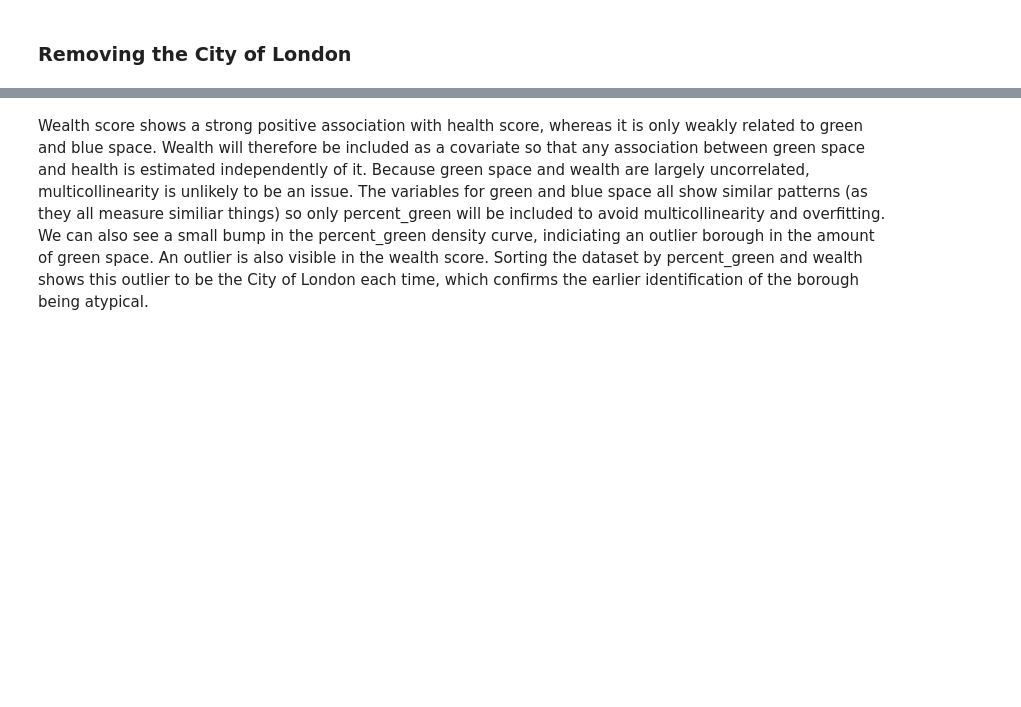
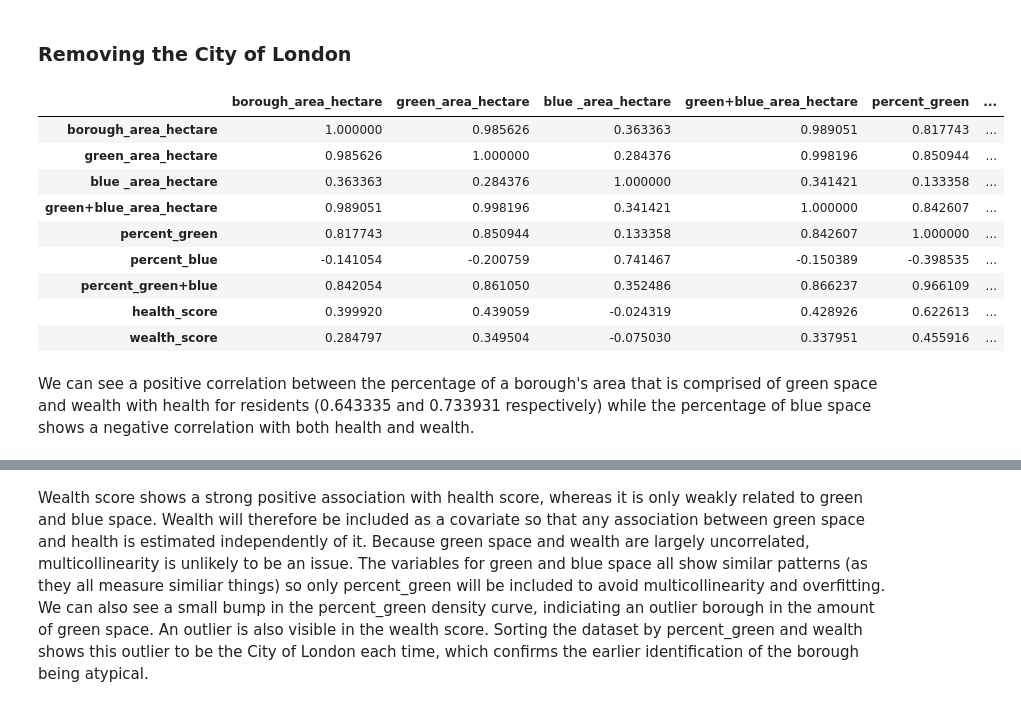
Before and after one commit to aaronoisin/M6006-ds2026-24000117484, a Jupyter notebook: Assessment_1/Cleaning.ipynb, the cells around one changed output, grey strips where cells are left out. Cells and saved outputs as stored; diff of their text form; code cells hidden in the pictures; blank space fills up the shorter version.

```diff
--- a/Assessment_1/Cleaning.ipynb
+++ b/Assessment_1/Cleaning.ipynb
@@ -381 +383,17 @@ In the 3D scatter plot displayed above, we can see a generally linear relationsh
+# %%
+
+data_cl.corr()
+# %% [output]
+|  | borough_area_hectare | green_area_hectare | blue _area_hectare | green+blue_area_hectare | percent_green | ... |
+| borough_area_hectare | 1.000000 | 0.985626 | 0.363363 | 0.989051 | 0.817743 | ... |
+| green_area_hectare | 0.985626 | 1.000000 | 0.284376 | 0.998196 | 0.850944 | ... |
+| blue _area_hectare | 0.363363 | 0.284376 | 1.000000 | 0.341421 | 0.133358 | ... |
+| green+blue_area_hectare | 0.989051 | 0.998196 | 0.341421 | 1.000000 | 0.842607 | ... |
+| percent_green | 0.817743 | 0.850944 | 0.133358 | 0.842607 | 1.000000 | ... |
+| percent_blue | -0.141054 | -0.200759 | 0.741467 | -0.150389 | -0.398535 | ... |
+| percent_green+blue | 0.842054 | 0.861050 | 0.352486 | 0.866237 | 0.966109 | ... |
+| health_score | 0.399920 | 0.439059 | -0.024319 | 0.428926 | 0.622613 | ... |
+| wealth_score | 0.284797 | 0.349504 | -0.075030 | 0.337951 | 0.455916 | ... |
+# %% [markdown]
+We can see a positive correlation between the percentage of a borough's area that is comprised of green space and wealth with health for residents (0.643335 and 0.733931 respectively) while the percentage of blue space shows a negative correlation with both health and wealth.
 # %%
```
Also changed, not shown: parts of 8 cells of this notebook.
